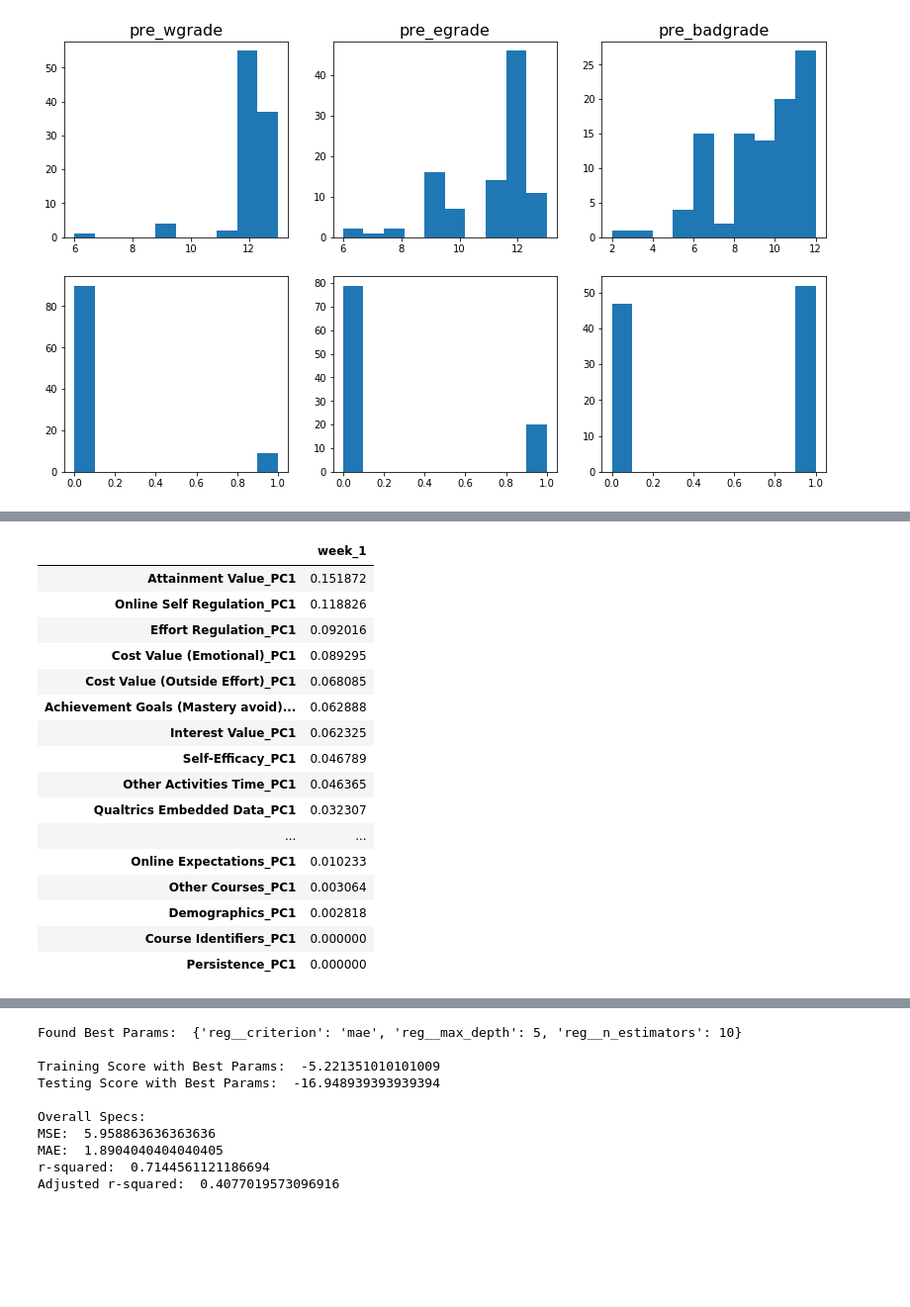
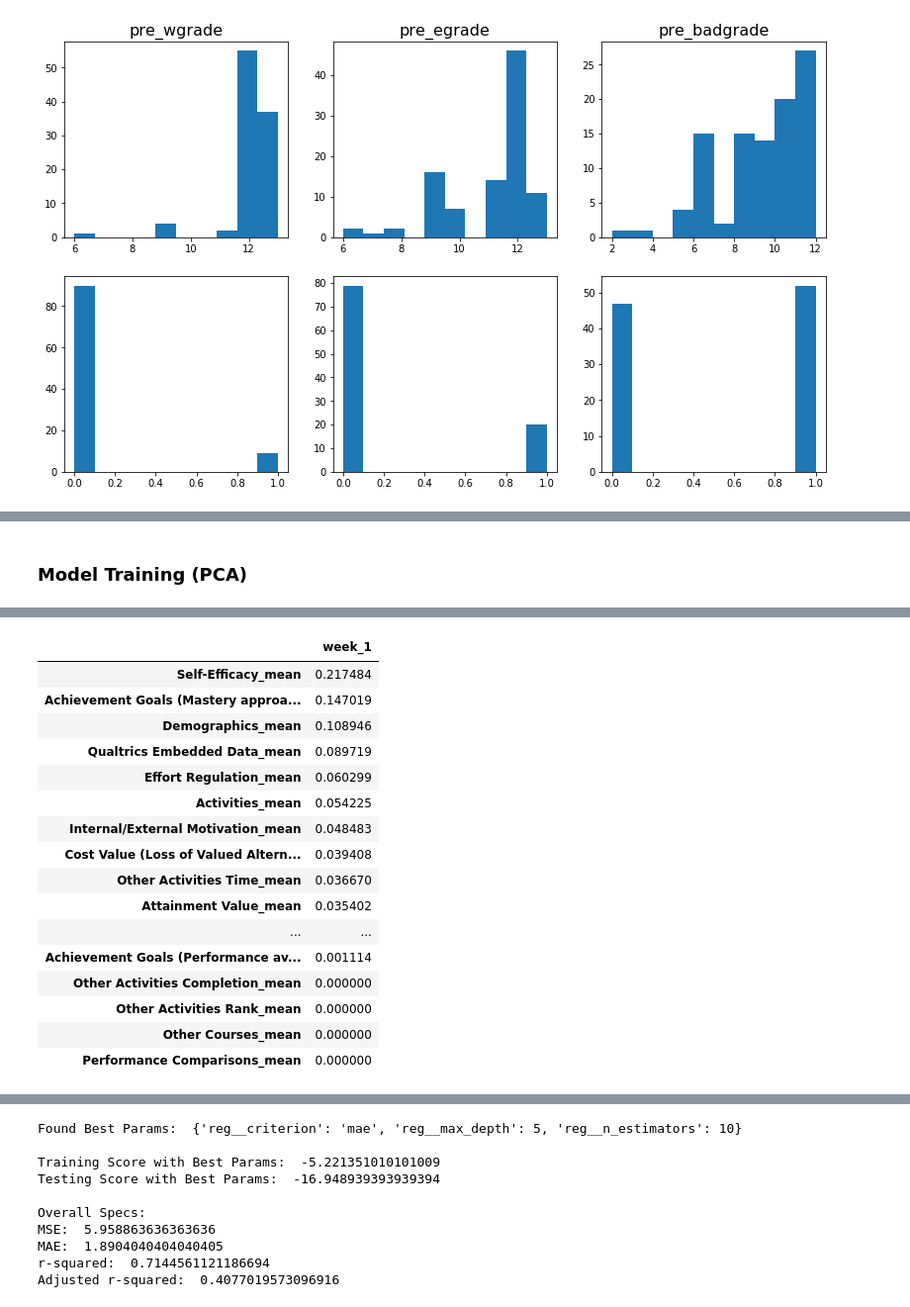
Before and after one commit to hanweny/DMOL, a Jupyter notebook: quiz_prediction/expected_classification.ipynb, the cells around one changed output, grey strips where cells are left out. Shown: that part at 99% size. Drawn from its saved outputs; the diff is of its cells as text; code cells hidden in the pictures; blank space fills up the shorter version.

```diff
--- a/quiz_prediction/expected_classification.ipynb
+++ b/quiz_prediction/expected_classification.ipynb
@@ -45,0 +59,11 @@ def mad_remove_outlier(df):
+# %%
+plt.subplots(1, 2, figsize = (15, 5))
+plt.subplot(1, 2, 1)
+final_grade = df_proc["gr_gradef"].map(grade_scale_map)
+final_grade = final_grade.fillna(final_grade.median())
+plt.hist(final_grade)
+plt.title("Final Grade", fontsize = 15)
+plt.subplot(1, 2, 2)
+df_proc["gr_aboveB+"] =  pd.DataFrame(final_grade >= 10)["gr_gradef"].map({False: 0, True: 1})
+plt.hist(df_proc["gr_aboveB+"])
+plt.title("Above B+", fontsize = 15)
@@ -66,0 +94,3 @@ df_proc["gr_satisfied"] = pd.DataFrame(final_grade > df_proc["pre_badgrade"])[0]
+# %%
+NEW_VAR_MAP['week_1']["Quant"]['Grade Expectations'].remove("pre_wgrade")
+NEW_VAR_MAP['week_1']["Quant"]['Grade Expectations']
@@ -66,0 +120,24 @@ df_proc["gr_satisfied"] = pd.DataFrame(final_grade > df_proc["pre_badgrade"])[0]
+# %%
+trained_models, testing_scores = [], []
+for week in range(1, 6):
+    var_names = list(NEW_VAR_MAP['week_1']["Quant"]['Demographics']) + ["gr_revq{}".format(i) for i in range(1, week+1)]
+    X = df_proc[var_names].copy()
+    y = df_proc["gr_revqf"]
+    X, y = X.fillna(X.median()), y.fillna(y.median())
+    reg =  Pipeline([("scaler", StandardScaler()),
+                     ('reg', RandomForestRegressor(random_state = 42, n_jobs = 8))])
+#     param_grid = [{'reg__criterion': ['mse', 'mae'], 'reg__n_estimators': [10, 15],
+#                    'reg__max_depth': [5, 10]}]
+    param_grid = [{'reg__criterion': ['mse', 'mae'], 'reg__n_estimators': [50, 100, 150, 200, 300],
+                   'reg__max_depth': [5, 10, 15, 20, 50, 80, 120]}]
+    model = GridSearchCV(reg, param_grid, cv = 3, scoring = "r2", return_train_score=True)
+    model.fit(X, y)
+    trained_models.append(model)
+    print("Up to Week {}".format(week))
+    print("Variables used: {}".format(var_names))
+    print("Found Best Params:  {}\n".format(model.best_params_))
+    print("Training Score with Best Params:  {}".format(model.cv_results_['mean_train_score'][model.best_index_]))
+    print("Testing Score with Best Params:  {}\n".format(model.cv_results_['mean_test_score'][model.best_index_]))
+    testing_scores.append(model.cv_results_['mean_test_score'][model.best_index_])
+    print("Overall Specs: ")
+    get_metrics(model.predict(X), y, X.shape[1]); print('\n')
@@ -67,3 +309,5 @@ df_proc["gr_satisfied"] = pd.DataFrame(final_grade > df_proc["pre_badgrade"])[0]
+# %% [markdown]
+### Model Training (PCA)
 # %%
 def group_construct_var(df, var_map_curr, n_comp = None, verbose = False):
     X = pd.DataFrame()
@@ -92,7 +336,7 @@ def construct_X_y(df, week_num, n_comp, verbose, quiz_week = None):
     X = group_construct_var(df, var_map_curr, n_comp, verbose)
     y = df["gr_revqf"] if week_num == "post" else df["gr_satisfied"] if week_num == "clf" else df["gr_revq{}".format(week_num)]
     y = y.fillna(y.median())
-    week_num = 6 if week_num == "post" or "clf" else week_num
+    week_num = 6 if week_num == "post" or week_num == "clf" else week_num
     quiz_week = list(range(1, week_num)) if quiz_week is None else quiz_week
     for gr in ["gr_revq{}".format(i) for i in quiz_week]:
         X[gr] = df[gr]
@@ -144,5 +388,5 @@ def check_week_model(week_num, ncomp = 1, quiz_week = None):
     display(df_feature)
     return model, df_feature, X, y
 # %%
-model_week1, df_feature_week1, X_week1, y_week1 = check_week_model(1)
+model_week1, df_feature_week1, X_week1, y_week1 = check_week_model(1, ncomp = None)
 # %% [output]
@@ -159,17 +403,17 @@ Adjusted r-squared:  -0.09781960267959988
 |  | week_1 |
-| Attainment Value_PC1 | 0.151872 |
-| Online Self Regulation_PC1 | 0.118826 |
-| Effort Regulation_PC1 | 0.092016 |
-| Cost Value (Emotional)_PC1 | 0.089295 |
-| Cost Value (Outside Effort)_PC1 | 0.068085 |
-| Achievement Goals (Mastery avoid)... | 0.062888 |
-| Interest Value_PC1 | 0.062325 |
-| Self-Efficacy_PC1 | 0.046789 |
-| Other Activities Time_PC1 | 0.046365 |
-| Qualtrics Embedded Data_PC1 | 0.032307 |
+| Self-Efficacy_mean | 0.217484 |
+| Achievement Goals (Mastery approa... | 0.147019 |
+| Demographics_mean | 0.108946 |
+| Qualtrics Embedded Data_mean | 0.089719 |
+| Effort Regulation_mean | 0.060299 |
+| Activities_mean | 0.054225 |
+| Internal/External Motivation_mean | 0.048483 |
+| Cost Value (Loss of Valued Altern... | 0.039408 |
+| Other Activities Time_mean | 0.036670 |
+| Attainment Value_mean | 0.035402 |
 | ... | ... |
-| Online Expectations_PC1 | 0.010233 |
-| Other Courses_PC1 | 0.003064 |
-| Demographics_PC1 | 0.002818 |
-| Course Identifiers_PC1 | 0.000000 |
-| Persistence_PC1 | 0.000000 |
+| Achievement Goals (Performance av... | 0.001114 |
+| Other Activities Completion_mean | 0.000000 |
+| Other Activities Rank_mean | 0.000000 |
+| Other Courses_mean | 0.000000 |
+| Performance Comparisons_mean | 0.000000 |
```
Also changed, not shown: parts of 31 cells of this notebook.
